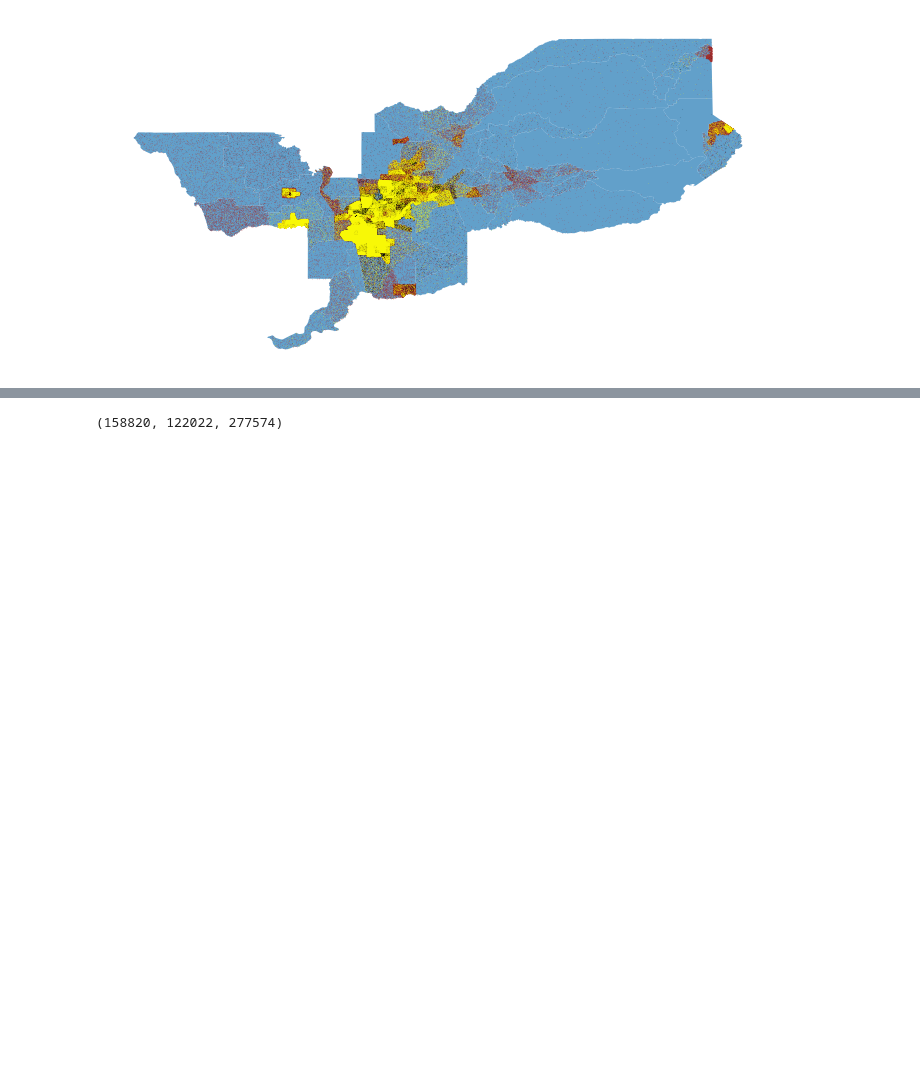
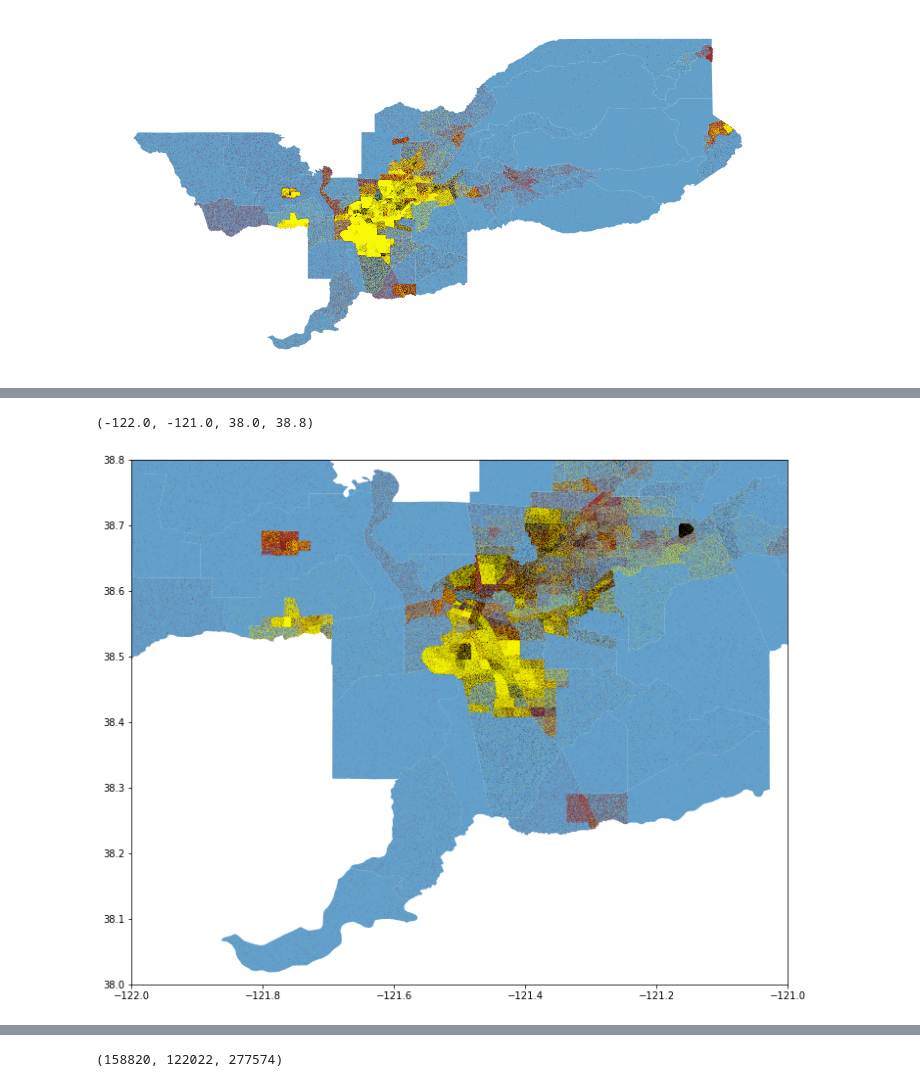
Before and after one commit to sjsrey/segregation, a Jupyter notebook: notebooks/dotmaps.ipynb, the cells around one changed output, grey strips where cells are left out. Drawn from its saved outputs; the diff is of its cells as text; code cells hidden in the pictures; blank space fills up the shorter version.

```diff
--- a/notebooks/dotmaps.ipynb
+++ b/notebooks/dotmaps.ipynb
@@ -160,0 +167,12 @@ ax.axis('off')
+# %%
+fig, ax = plt.subplots(1,1, figsize=(12,12))
+gdf.plot(ax=ax,alpha=0.7)
+h_gdf.plot(markersize=0.002, color='brown', ax=ax)
+b_gdf.plot(markersize=0.002, color='black', ax=ax)
+a_gdf.plot(markersize=0.002, color='yellow', ax=ax)
+ax.axis((-122.0,-121.0,38.0,38.8))
+
+#ax.axis('off')
+# %% [output]
+(-122.0, -121.0, 38.0, 38.8)
+[figure, added]
```
Also changed, not shown: parts of 82 cells of this notebook.
